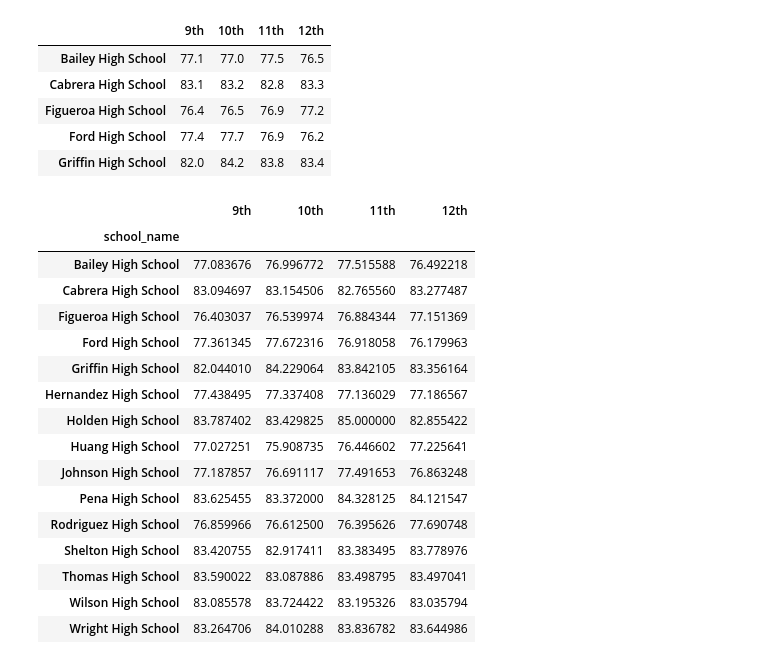
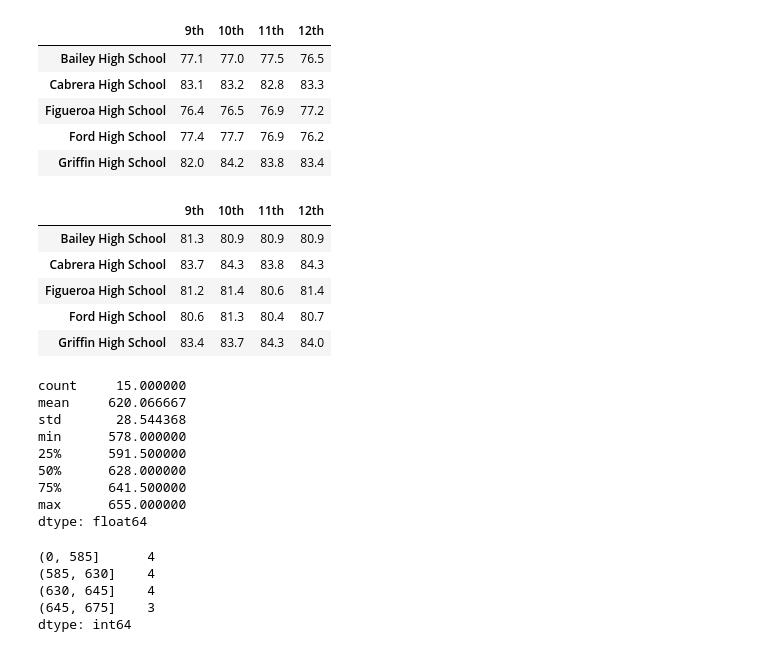
Before and after one commit to loc-nt/School_District_Analysis, a Jupyter notebook: PyCitySchools.ipynb, the cells around one changed output. Cells and saved outputs as stored; diff of their text form; code cells hidden in the pictures.

```diff
--- a/PyCitySchools.ipynb
+++ b/PyCitySchools.ipynb
@@ -671,23 +671,51 @@ math_scores_by_grade.head()
 | Figueroa High School | 76.4 | 76.5 | 76.9 | 77.2 |
 | Ford High School | 77.4 | 77.7 | 76.9 | 76.2 |
 | Griffin High School | 82.0 | 84.2 | 83.8 | 83.4 |
-# %%
-math_scores_by_grade
-# %% [output]
-|  | 9th | 10th | 11th | 12th |
-| school_name |  |  |  |  |
-| Bailey High School | 77.083676 | 76.996772 | 77.515588 | 76.492218 |
-| Cabrera High School | 83.094697 | 83.154506 | 82.765560 | 83.277487 |
-| Figueroa High School | 76.403037 | 76.539974 | 76.884344 | 77.151369 |
-| Ford High School | 77.361345 | 77.672316 | 76.918058 | 76.179963 |
-| Griffin High School | 82.044010 | 84.229064 | 83.842105 | 83.356164 |
-| Hernandez High School | 77.438495 | 77.337408 | 77.136029 | 77.186567 |
-| Holden High School | 83.787402 | 83.429825 | 85.000000 | 82.855422 |
-| Huang High School | 77.027251 | 75.908735 | 76.446602 | 77.225641 |
-| Johnson High School | 77.187857 | 76.691117 | 77.491653 | 76.863248 |
-| Pena High School | 83.625455 | 83.372000 | 84.328125 | 84.121547 |
-| Rodriguez High School | 76.859966 | 76.612500 | 76.395626 | 77.690748 |
-| Shelton High School | 83.420755 | 82.917411 | 83.383495 | 83.778976 |
-| Thomas High School | 83.590022 | 83.087886 | 83.498795 | 83.497041 |
-| Wilson High School | 83.085578 | 83.724422 | 83.195326 | 83.035794 |
-| Wright High School | 83.264706 | 84.010288 | 83.836782 | 83.644986 |
+# %%
+# Format each grade column.
+reading_scores_by_grade["9th"] = reading_scores_by_grade["9th"].map("{:,.1f}".format)
+
+reading_scores_by_grade["10th"] = reading_scores_by_grade["10th"].map("{:,.1f}".format)
+
+reading_scores_by_grade["11th"] = reading_scores_by_grade["11th"].map("{:,.1f}".format)
+
+reading_scores_by_grade["12th"] = reading_scores_by_grade["12th"].map("{:,.1f}".format)
+
+  # Make sure the columns are in the correct order.
+reading_scores_by_grade = reading_scores_by_grade[
+                 ["9th", "10th", "11th", "12th"]]
+
+  # Remove the index name.
+reading_scores_by_grade.index.name = None
+  # Display the data frame.
+reading_scores_by_grade.head()
+# %% [output]
+|  | 9th | 10th | 11th | 12th |
+| Bailey High School | 81.3 | 80.9 | 80.9 | 80.9 |
+| Cabrera High School | 83.7 | 84.3 | 83.8 | 84.3 |
+| Figueroa High School | 81.2 | 81.4 | 80.6 | 81.4 |
+| Ford High School | 80.6 | 81.3 | 80.4 | 80.7 |
+| Griffin High School | 83.4 | 83.7 | 84.3 | 84.0 |
+# %%
+# Get the descriptive statistics for the per_school_capita.
+per_school_capita.describe()
+# %% [output]
+count     15.000000
+mean     620.066667
+std       28.544368
+min      578.000000
+25%      591.500000
+50%      628.000000
+75%      641.500000
+max      655.000000
+dtype: float64
+# %%
+# Cut the per_school_capita into the spending ranges.
+spending_bins = [0, 585, 630, 645, 675]
+per_school_capita.groupby(pd.cut(per_school_capita, spending_bins)).count()
+# %% [output]
+(0, 585]      4
+(585, 630]    4
+(630, 645]    4
+(645, 675]    3
+dtype: int64
```
Also changed, not shown: parts of 5 cells of this notebook.
